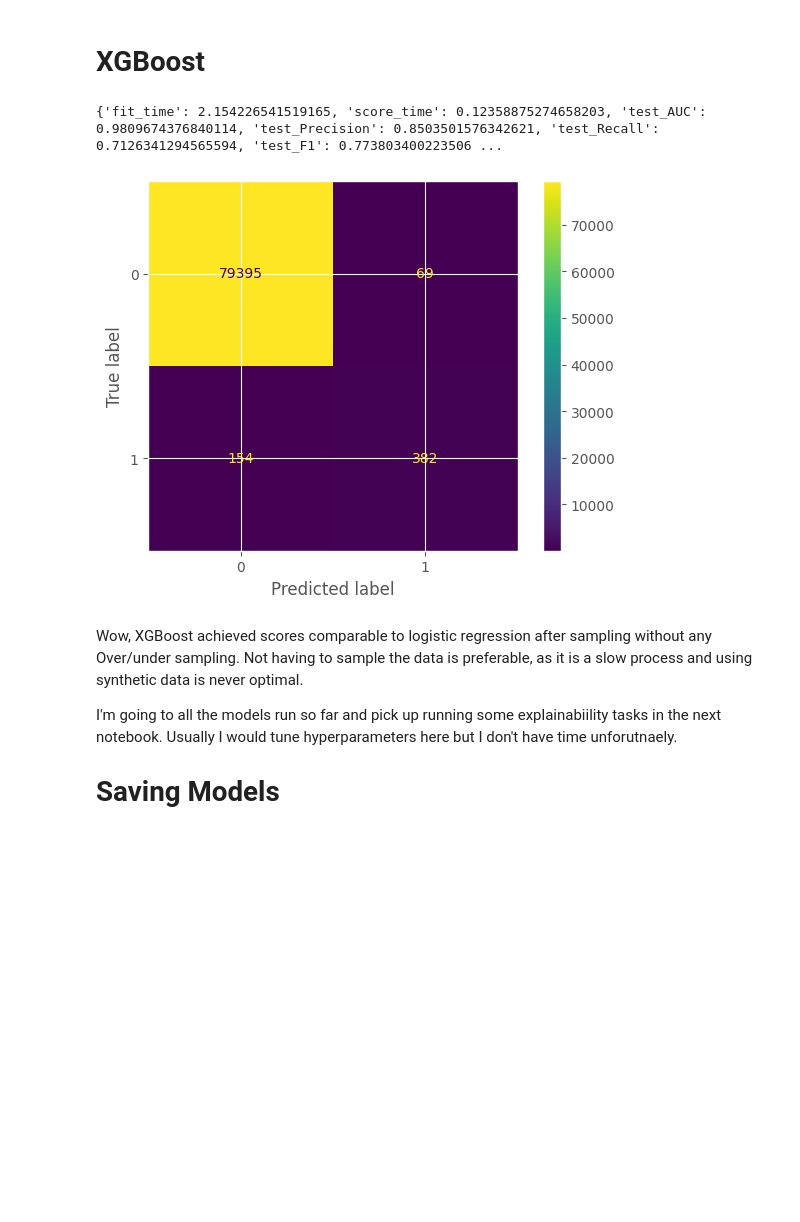
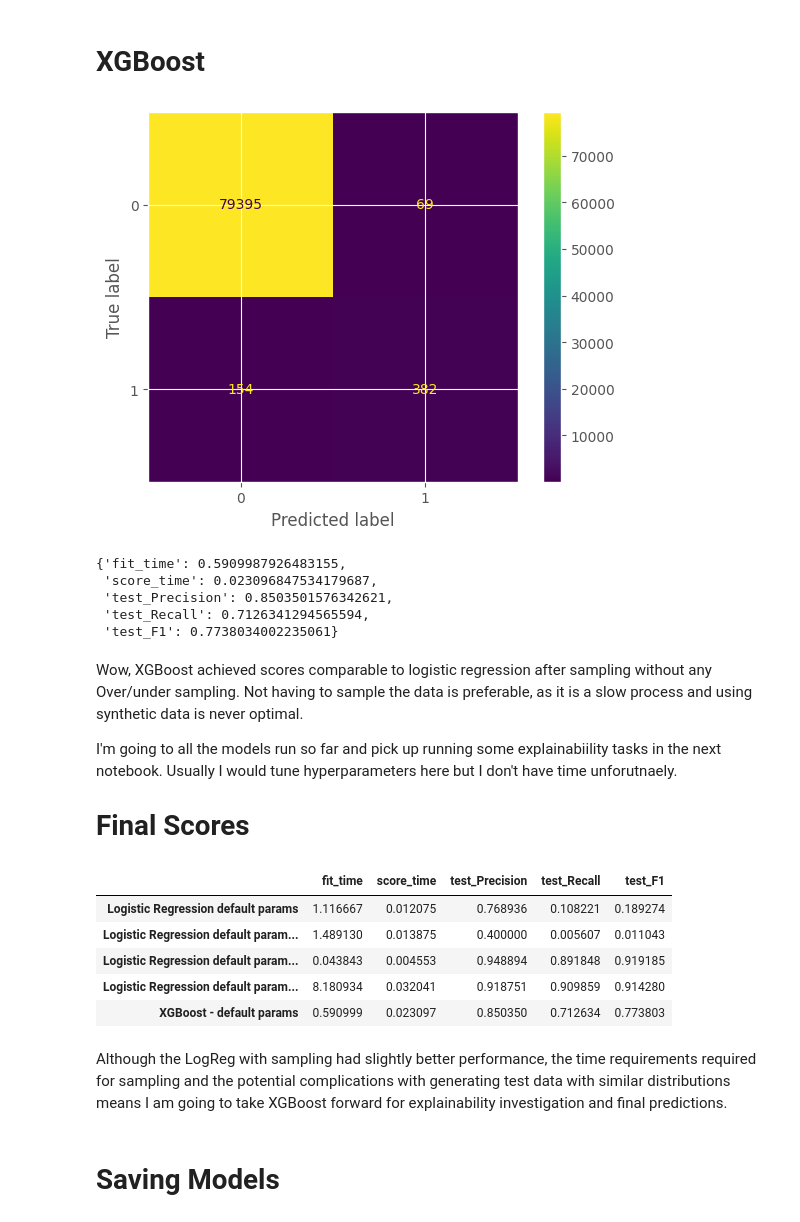
Before and after one commit to jmoro0408/Customer_Churn, a Jupyter notebook: notebooks/3_modelling.ipynb, the cells around one changed output. Drawn from its saved outputs; the diff is of its cells as text; code cells hidden in the pictures; blank space fills up the shorter version.

```diff
--- a/notebooks/3_modelling.ipynb
+++ b/notebooks/3_modelling.ipynb
@@ -62,14 +58,12 @@ class MLModel:
         self.y_train = y_train
 
         self.scoring = {
-            "AUC": "roc_auc",
             "Precision": "precision",
             "Recall": "recall",
             "F1": "f1",
         }
 
     def fit(self):
-
         self.full_scores = cross_validate(
             self.clf,
             self.X_train,
@@ -301,10 +285,16 @@ XGBoostDefault.run_all_metrics()
 models_dict[XGBoostDefault.name] = XGBoostDefault
 # %%
 XGBoostDefault.display_confusion_matrix()
-print(XGBoostDefault.scores)
 # %% [output]
-{'fit_time': 2.154226541519165, 'score_time': 0.12358875274658203, 'test_AUC': 0.9809674376840114, 'test_Precision': 0.8503501576342621, 'test_Recall': 0.7126341294565594, 'test_F1': 0.773803400223506 ...
 [figure]
+# %%
+XGBoostDefault.scores
+# %% [output]
+{'fit_time': 0.5909987926483155,
+ 'score_time': 0.023096847534179687,
+ 'test_Precision': 0.8503501576342621,
+ 'test_Recall': 0.7126341294565594,
+ 'test_F1': 0.7738034002235061}
 # %% [markdown]
 Wow, XGBoost achieved scores comparable to logistic regression after sampling without any Over/under sampling.
 Not having to sample the data is preferable, as it is a slow process and using synthetic data is never optimal.
@@ -312,7 +302,27 @@ Not having to sample the data is preferable, as it is a slow process and using s
 I'm going to all the models run so far and pick up running some explainabiility tasks in the next notebook.
 Usually I would tune hyperparameters here but I don't have time unforutnaely.
 
-# Saving Models
+
+
+# Final Scores
+# %%
+models = list(models_dict.keys())
+scores = []
+for k in list(models_dict.keys()):
+    scores.append(models_dict[k].scores)
+final_scores_df = pd.DataFrame.from_dict(dict(zip(models, scores))).T
+final_scores_df
+# %% [output]
+|  | fit_time | score_time | test_Precision | test_Recall | test_F1 |
+| Logistic Regression default params | 1.116667 | 0.012075 | 0.768936 | 0.108221 | 0.189274 |
+| Logistic Regression default param... | 1.489130 | 0.013875 | 0.400000 | 0.005607 | 0.011043 |
+| Logistic Regression default param... | 0.043843 | 0.004553 | 0.948894 | 0.891848 | 0.919185 |
+| Logistic Regression default param... | 8.180934 | 0.032041 | 0.918751 | 0.909859 | 0.914280 |
+| XGBoost - default params | 0.590999 | 0.023097 | 0.850350 | 0.712634 | 0.773803 |
+# %% [markdown]
+Although the LogReg with sampling had slightly better performance, the time requirements required for sampling and the potential complications with generating test data with similar distributions means I am going to take XGBoost forward for explainability investigation and final predictions.
+# %% [markdown]
+# Saving Models
 # %%
 save_trained_model_dir = Path(Path.cwd().parent, "models")
 for k, v in models_dict.items():
```
Also changed, not shown: parts of 12 cells of this notebook, 4 other files.
